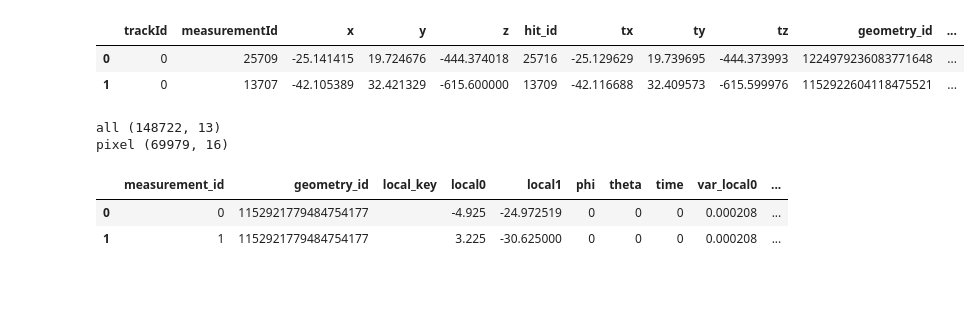
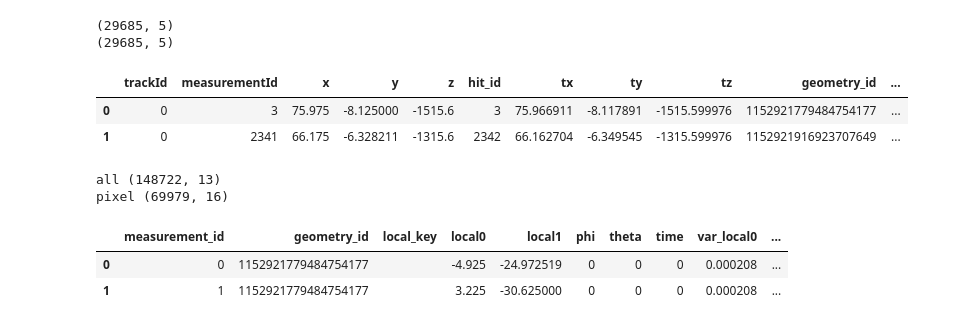
Before and after one commit to benjaminhuth/acts-ckf-gnn-combination, a Jupyter notebook: notebooks/prototrack_seeding.ipynb, the cells around one changed output. Drawn from its saved outputs; the diff is of its cells as text; code cells hidden in the pictures; blank space fills up the shorter version.

```diff
--- a/notebooks/prototrack_seeding.ipynb
+++ b/notebooks/prototrack_seeding.ipynb
@@ -28,3 +29,6 @@ def plot_prototrack(prototrack):
     ax[1].scatter(randomify(prototrack.x), randomify(prototrack.y), color=colors, marker="x")
 
     return fig, ax
+# %%
+#base_path = Path("../output/gnn_ckf_no_threshold")
+base_path = Path("../output/gnn_ckf_no_threshold/")
@@ -31,25 +63,33 @@ def plot_prototrack(prototrack):
+# %%
+prototracks = pd.read_csv(base_path / "exatrkx/event000000000-prototracks.csv")
+print(prototracks.shape)
+prototracks = prototracks[ ~prototracks.duplicated(["x", "y", "z", "measurementId"]) ].copy()
+print(prototracks.shape)
+# %% [output]
+(29685, 5)
+(29685, 5)
 # %%
 hits = uproot.open("../10events/hits.root:hits").arrays(library="pd")
 hits = hits[ (hits.event_id == 0) & (hits.tt < 25.0) ].copy()
 hits["hit_id"] = np.arange(len(hits))
 hits.head(2)
 
-simhit_map = pd.read_csv("../output/gnn_ckf_no_threshold/digi/event000000000-measurement-simhit-map.csv")
+simhit_map = pd.read_csv(base_path / "digi/event000000000-measurement-simhit-map.csv")
 measId_to_hitID = dict(zip(simhit_map.measurement_id, simhit_map.hit_id))
 
-prototracks = pd.read_csv("../output/gnn_ckf_no_threshold/gnn_plus_ckf/event000000000-prototracks.csv")
+
 prototracks["hit_id"] = prototracks["measurementId"].map(measId_to_hitID)
 prototracks["tx"] = prototracks.hit_id.map(dict(zip(hits.hit_id, hits.tx)))
 prototracks["ty"] = prototracks.hit_id.map(dict(zip(hits.hit_id, hits.ty)))
 prototracks["tz"] = prototracks.hit_id.map(dict(zip(hits.hit_id, hits.tz)))
 prototracks["geometry_id"] = prototracks.hit_id.map(dict(zip(hits.hit_id, hits.geometry_id)))
 
 hitId_to_particleId = dict(zip(hits.hit_id, hits.particle_id))
 prototracks["particle_id"] = prototracks.hit_id.map(hitId_to_particleId)
 
 prototracks.head(2)
 # %% [output]
 |  | trackId | measurementId | x | y | z | hit_id | tx | ty | tz | geometry_id | ... |
-| 0 | 0 | 25709 | -25.141415 | 19.724676 | -444.374018 | 25716 | -25.129629 | 19.739695 | -444.373993 | 1224979236083771648 | ... |
-| 1 | 0 | 13707 | -42.105389 | 32.421329 | -615.600000 | 13709 | -42.116688 | 32.409573 | -615.599976 | 1152922604118475521 | ... |
+| 0 | 0 | 3 | 75.975 | -8.125000 | -1515.6 | 3 | 75.966911 | -8.117891 | -1515.599976 | 1152921779484754177 | ... |
+| 1 | 0 | 2341 | 66.175 | -6.328211 | -1315.6 | 2342 | 66.162704 | -6.349545 | -1315.599976 | 1152921916923707649 | ... |
 # %%
```
Also changed, not shown: parts of 23 cells of this notebook, 12 other files.
